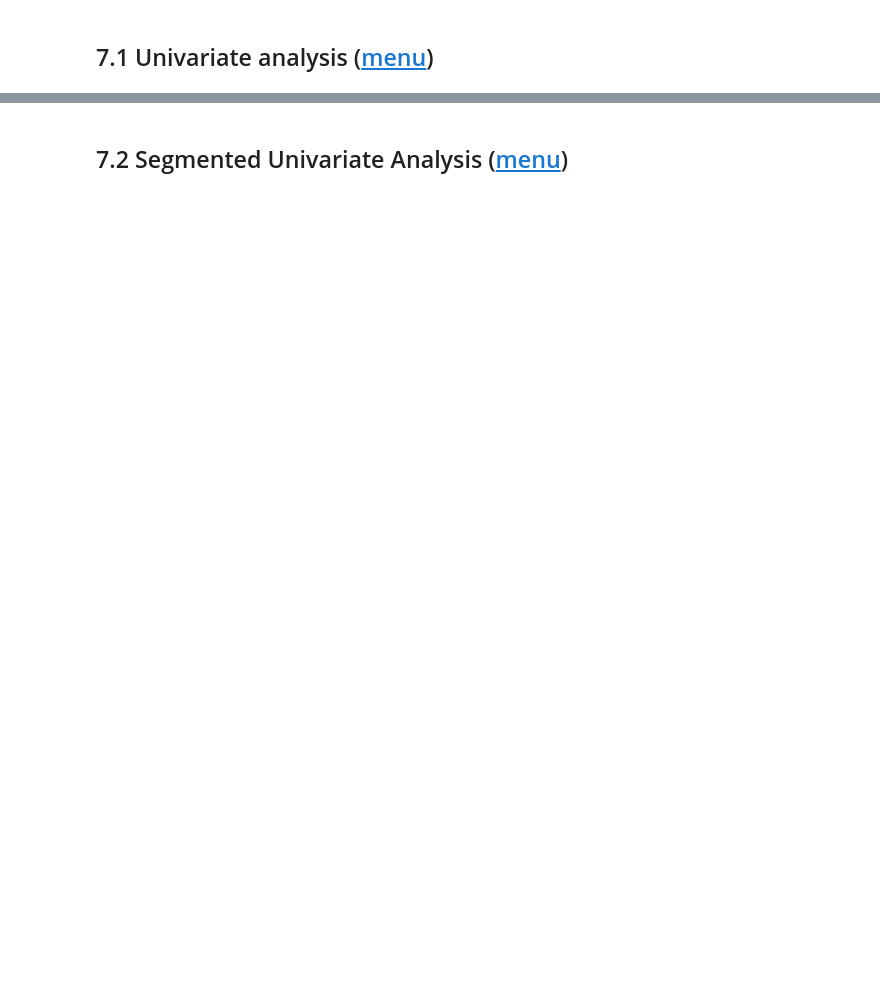
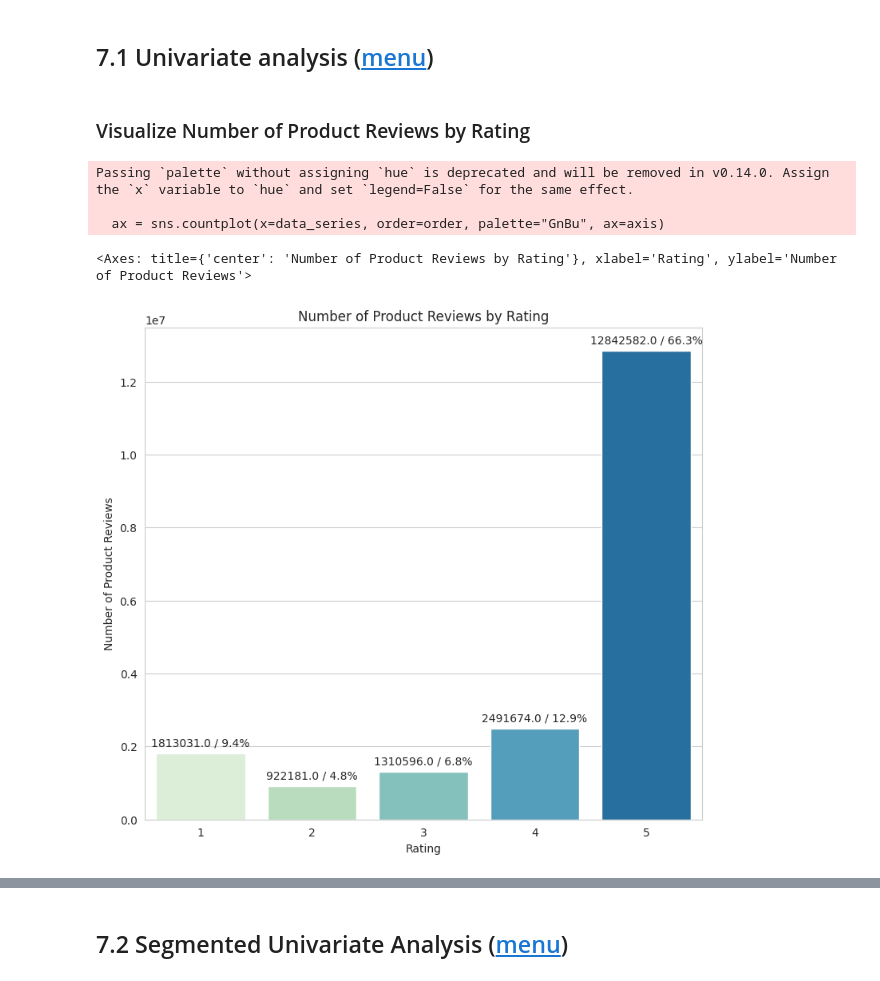
Before and after one commit to learninq/Master-Thesis-Sentiment-Analysis, a Jupyter notebook: 01.sentiment_analysis_dev.ipynb, the cells around one changed output, grey strips where cells are left out. Saved outputs shown, nothing was run; the diff lists cells and outputs as text; code cells hidden in the pictures; blank space fills up the shorter version.

Commit message:
checkpoint: complete EDA and prepare data

```diff
--- a/01.sentiment_analysis_dev.ipynb
+++ b/01.sentiment_analysis_dev.ipynb
@@ -455,33 +487,34 @@ df.head()
 # Function: set plot information
 def set_plot_info(title=None, xlabel=None, ylabel=None, rotation=0, axis=None):
     if title:
-        axis.set_title(title)
+      axis.set_title(title)
 
     if xlabel:
-        axis.set_xlabel(xlabel)
+      axis.set_xlabel(xlabel)
 
     if ylabel:
-        axis.set_ylabel(ylabel)
+      axis.set_ylabel(ylabel)
 
     if rotation > 0:
-        axis.set_xticklabels(axis.get_xticklabels(), rotation=rotation)
+      axis.set_xticklabels(axis.get_xticklabels(), rotation=rotation)
 
     return axis
 
+
 # Function: set plot metric
-def set_plot_metric(metric_type, count, percentage, x, y, axis=None):
+def set_plot_metric(use_k_style, metric_type, count, percentage, x, y, axis=None):
     if metric_type == "count":
-        axis.annotate('{0}'.format(count),(x, y), ha='center')
+      axis.annotate('{0}K'.format(int(count//1000)) if use_k_style else '{0}'.format(count), (x, y), ha='center')
     elif metric_type == "percentage":
-        axis.annotate('{0:.1f}%'.format(percentage), (x, y), ha='center')
+      axis.annotate('{0:.1f}%'.format(percentage), (x, y), ha='center')
     elif metric_type == "both":
-        axis.annotate('{0} / {1:.1f}%'.format(count, percentage), (x, y), ha='center')
+        axis.annotate('{0}K / {1:.1f}%'.format(int(count//1000), percentage) if use_k_style else '{0} / {1:.1f}%'.format(count, percentage), (x, y), ha='center')
     else:
         None
     return axis
 # %%
 # Function: perform univariate analysis for categorical columns by using seaborn.countplot
-def categorical_countplot(data_series, is_order=False, is_horizontal=False, title=None, xlabel=None, ylabel=None, rotation=0, metric_type=None, display_metric_margin=5, axis=None):
+def categorical_countplot(data_series, is_order=False, is_horizontal=False, title=None, xlabel=None, ylabel=None, rotation=0, use_k_style=False, metric_type=None, display_metric_margin=5, axis=None):
     order = data_series.value_counts().index  if is_order else None
 
     if is_horizontal:
@@ -496,13 +529,13 @@ def categorical_countplot(data_series, is_order=False, is_horizontal=False, titl
         for i in range(len(patches)):
             x = patches[i][2] + display_metric_margin
             y = patches[i][0] + patches[i][1]/ 2
-            set_plot_metric(metric_type, patches[i][2], df_percentage.iloc[i], x, y, ax)
+            set_plot_metric(use_k_style, metric_type, patches[i][2], df_percentage.iloc[i], x, y, ax)
     else:
         patches = sorted(list(map(lambda p: (p.get_x(), p.get_width(), p.get_height()), ax.patches)), key=lambda x: x[2], reverse=True)
         for i in range(len(patches)):
             x = patches[i][0] + patches[i][1]/ 2
             y = patches[i][2] + display_metric_margin
-            set_plot_metric(metric_type, patches[i][2], df_percentage.iloc[i], x, y, ax)
+            set_plot_metric(use_k_style, metric_type, patches[i][2], df_percentage.iloc[i], x, y, ax)
 
     return set_plot_info(title, xlabel, ylabel, rotation, ax)
 # %%
@@ -604,3 +677,23 @@ removed_columns = set()
 unnecessary_columns = set()
 # %% [markdown]
 ## 7.1 Univariate analysis ([menu](#menu)) <a id='m-7-1'></a>
+# %% [markdown]
+### Visualize Number of Product Reviews by Rating
+# %%
+plt.figure(figsize=(9, 8))
+sns.set_style("whitegrid")
+
+categorical_countplot(
+    data_series=df["rating"],
+    title="Number of Product Reviews by Rating",
+    xlabel="Rating",
+    ylabel="Number of Product Reviews",
+    metric_type="both",
+    display_metric_margin=200_000
+)
+# %% [output]
+Passing `palette` without assigning `hue` is deprecated and will be removed in v0.14.0. Assign the `x` variable to `hue` and set `legend=False` for the same effect.
+
+  ax = sns.countplot(x=data_series, order=order, palette="GnBu", ax=axis)
+<Axes: title={'center': 'Number of Product Reviews by Rating'}, xlabel='Rating', ylabel='Number of Product Reviews'>
+[figure, added]
```
Also changed, not shown: parts of 81 cells of this notebook.
